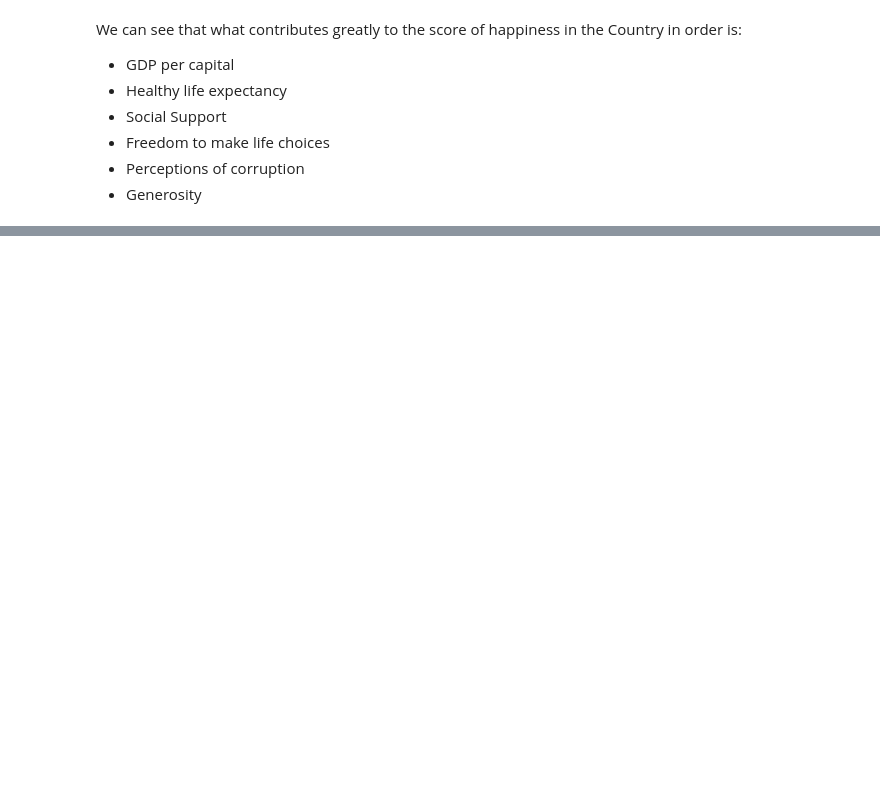
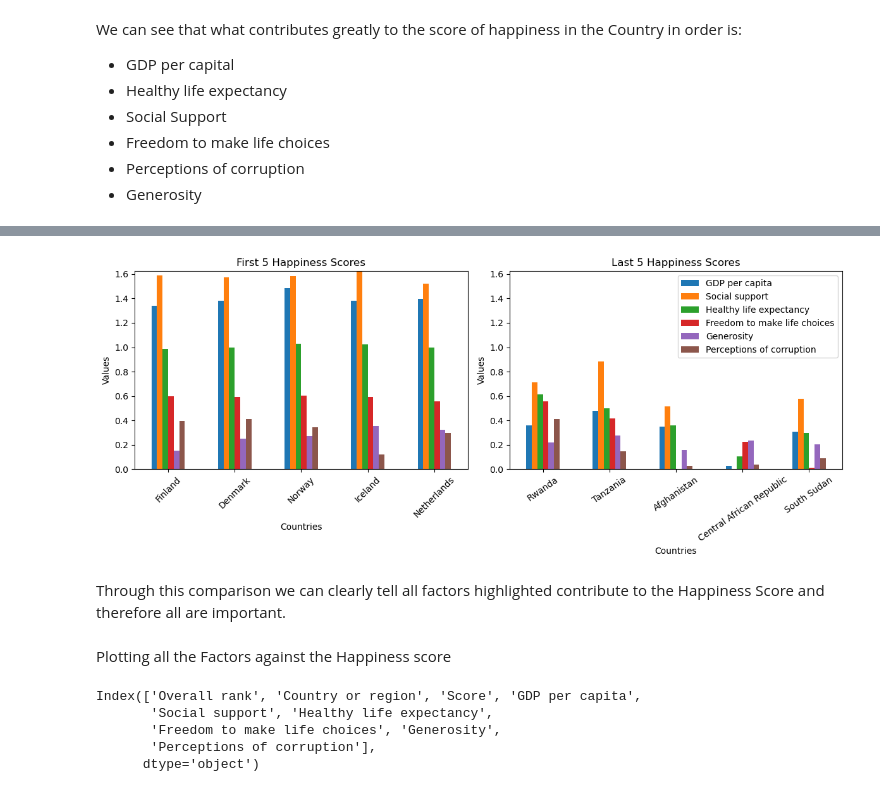
Before and after one commit to JKariithi/Happiness_report, a Jupyter notebook: happiness.ipynb, the cells around one changed output, grey strips where cells are left out. Drawn from its saved outputs; the diff is of its cells as text; code cells hidden in the pictures; blank space fills up the shorter version.

```diff
--- a/happiness.ipynb
+++ b/happiness.ipynb
@@ -211,0 +201,44 @@ We can see that what contributes greatly to the score of happiness in the Countr
+# %%
+import matplotlib.pyplot as plt
+
+# Subsetting the data
+last_5 = data_ind.iloc[-5:, 2:]
+first_5 = data_ind.iloc[:5, 2:]
+
+# Set up the side-by-side plot
+fig, axes = plt.subplots(1, 2, figsize=(12, 5))
+
+# Plot first 5
+first_5.plot(kind="bar", ax=axes[0], title="First 5 Happiness Scores", legend=False, rot=45)
+axes[0].set_xlabel("Countries")
+axes[0].set_ylabel("Values")
+
+# Plot last 5
+last_5.plot(kind="bar", ax=axes[1], title="Last 5 Happiness Scores", legend= True, rot=35)
+axes[1].set_xlabel("Countries")
+axes[1].set_ylabel("Values")
+
+# Get global y-limits from both subsets
+y_min = min(first_5.min().min(), last_5.min().min())
+y_max = max(first_5.max().max(), last_5.max().max())
+
+# Apply same y-axis limits
+axes[0].set_ylim(y_min, y_max)
+axes[1].set_ylim(y_min, y_max)
+
+plt.tight_layout()
+plt.show()
+# %% [output]
+[figure, added]
+# %% [markdown]
+Through this comparison we can clearly tell all factors highlighted contribute to the Happiness Score and therefore all are important.
+# %% [markdown]
+Plotting all the Factors against the Happiness score
+# %%
+data.columns
+# %% [output]
+Index(['Overall rank', 'Country or region', 'Score', 'GDP per capita',
+       'Social support', 'Healthy life expectancy',
+       'Freedom to make life choices', 'Generosity',
+       'Perceptions of corruption'],
+      dtype='object')
```
Also changed, not shown: parts of 4 cells of this notebook.
